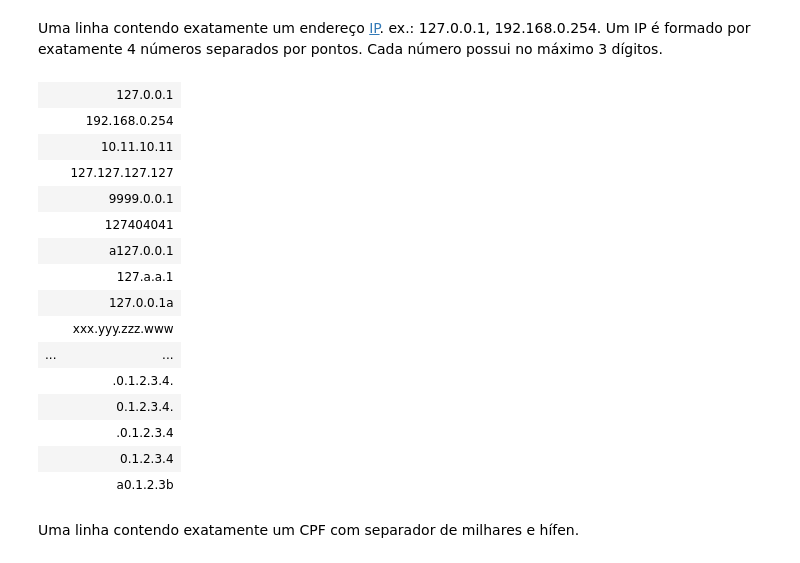
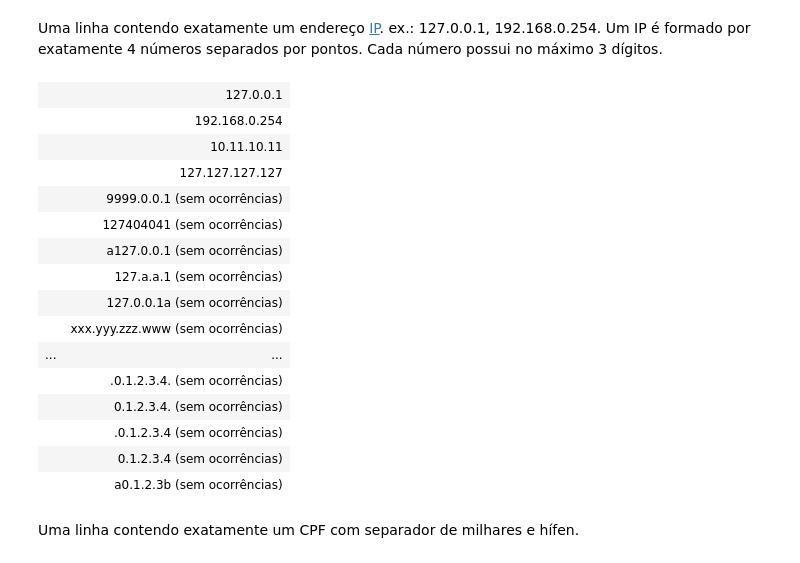
Before and after one commit to k3lvin-os/qads_execicio_obter_e_preparar_dados, a Jupyter notebook: QADS_Obtendo_e_Preparando_de_Dados_exercícios.ipynb, the cells around one changed output. Saved outputs shown, nothing was run; the diff lists cells and outputs as text; code cells hidden in the pictures.

```diff
--- a/QADS_Obtendo_e_Preparando_de_Dados_exercícios.ipynb
+++ b/QADS_Obtendo_e_Preparando_de_Dados_exercícios.ipynb
@@ -281,23 +281,23 @@ exercicio(13, r'')
 # %% [markdown]
 Uma linha contendo exatamente um endereço [IP](https://en.wikipedia.org/wiki/IP_address). ex.: 127.0.0.1, 192.168.0.254. Um IP é formado por exatamente 4 números separados por pontos. Cada número possui no máximo 3 dígitos.
-# %%
-exercicio(14, r'')
-# %% [output]
-|  | 127.0.0.1 |
-|  | 192.168.0.254 |
-|  | 10.11.10.11 |
-|  | 127.127.127.127 |
-|  | 9999.0.0.1 |
-|  | 127404041 |
-|  | a127.0.0.1 |
-|  | 127.a.a.1 |
-|  | 127.0.0.1a |
-|  | xxx.yyy.zzz.www |
-| ... | ... |
-|  | .0.1.2.3.4. |
-|  | 0.1.2.3.4. |
-|  | .0.1.2.3.4 |
-|  | 0.1.2.3.4 |
-|  | a0.1.2.3b |
+# %%
+exercicio(14, r'^\d{1,3}\.\d{1,3}\.\d{1,3}\.\d{1,3}$')
+# %% [output]
+|  | 127.0.0.1 |
+|  | 192.168.0.254 |
+|  | 10.11.10.11 |
+|  | 127.127.127.127 |
+|  | 9999.0.0.1 (sem ocorrências) |
+|  | 127404041 (sem ocorrências) |
+|  | a127.0.0.1 (sem ocorrências) |
+|  | 127.a.a.1 (sem ocorrências) |
+|  | 127.0.0.1a (sem ocorrências) |
+|  | xxx.yyy.zzz.www (sem ocorrências) |
+| ... | ... |
+|  | .0.1.2.3.4. (sem ocorrências) |
+|  | 0.1.2.3.4. (sem ocorrências) |
+|  | .0.1.2.3.4 (sem ocorrências) |
+|  | 0.1.2.3.4 (sem ocorrências) |
+|  | a0.1.2.3b (sem ocorrências) |
 # %% [markdown]
 Uma linha contendo exatamente um CPF com separador de milhares e hífen.
```
Also changed, not shown: parts of 10 cells of this notebook.
